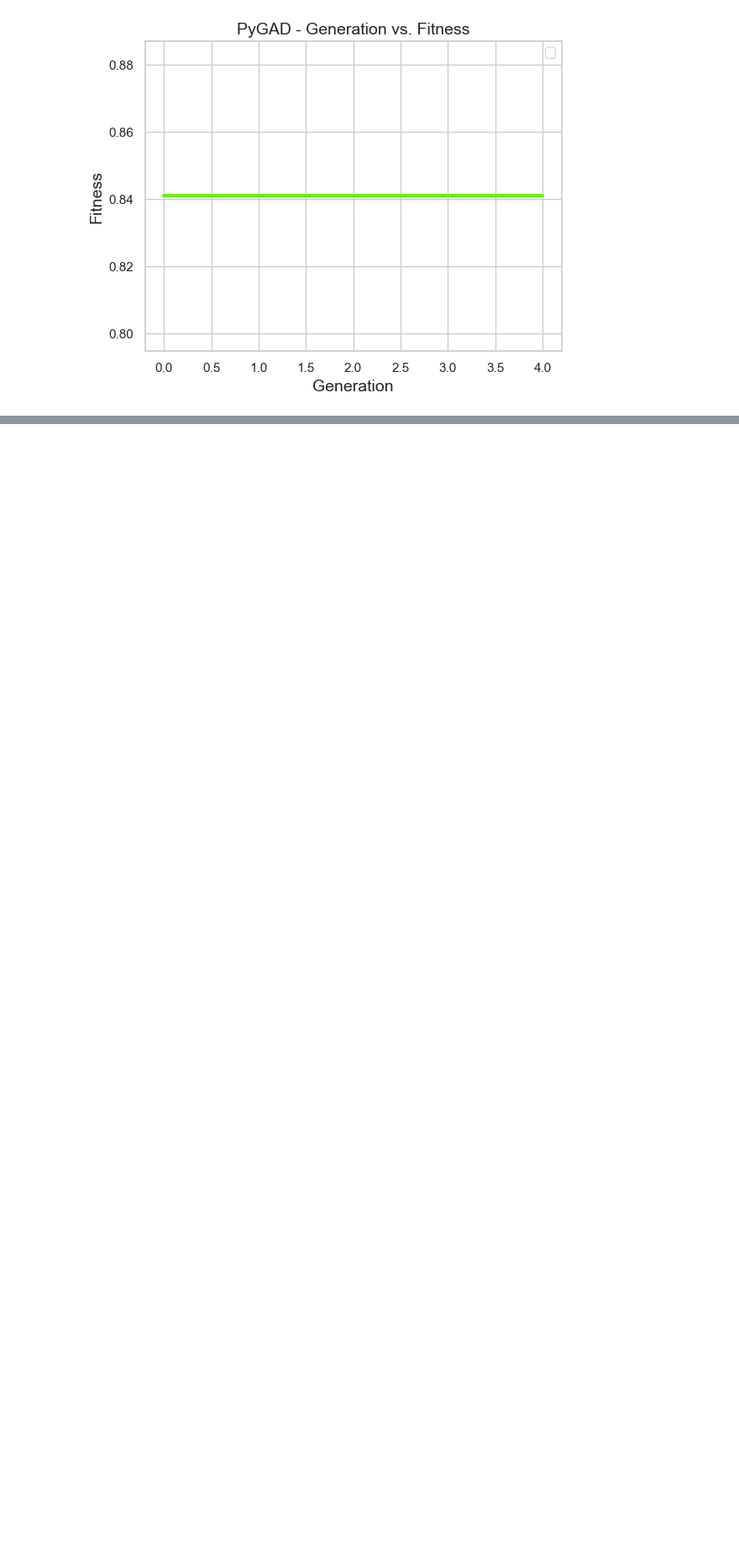
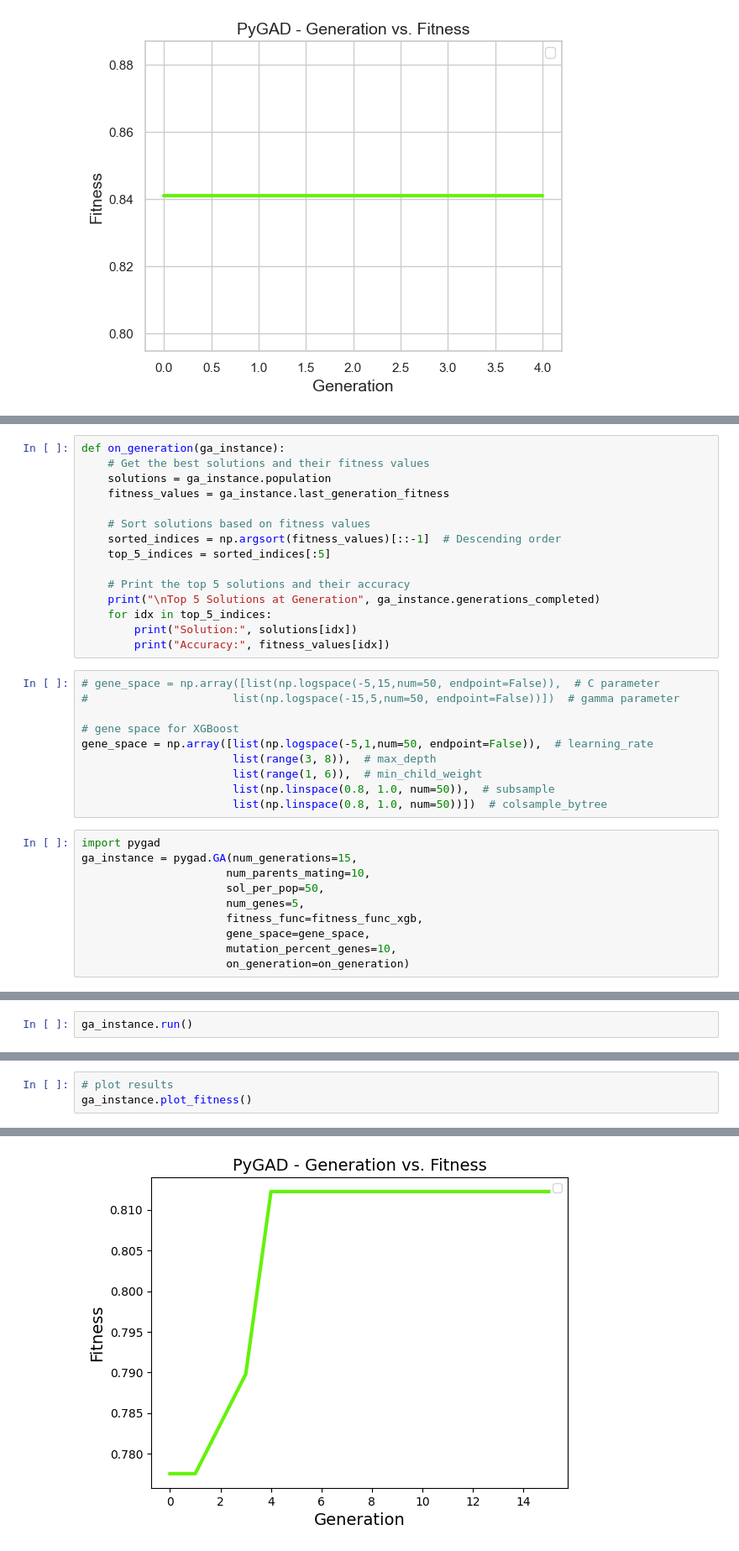
Before and after one commit to benjordan98/intelligent_sys_assignment2, a Jupyter notebook: code.ipynb, the cells around one changed output, grey strips where cells are left out. Shown at 84% size. Drawn from its saved outputs; the diff is of its cells as text; blank space fills up the shorter version.

Commit message:
ga for xgboost

```diff
--- a/code.ipynb
+++ b/code.ipynb
@@ -1212,0 +1354,35 @@ No artists with labels found to put in legend.  Note that artists whose label st
+# %%
+def on_generation(ga_instance):
+    # Get the best solutions and their fitness values
+    solutions = ga_instance.population
+    fitness_values = ga_instance.last_generation_fitness
+
+    # Sort solutions based on fitness values
+    sorted_indices = np.argsort(fitness_values)[::-1]  # Descending order
+    top_5_indices = sorted_indices[:5]
+
+    # Print the top 5 solutions and their accuracy
+    print("\nTop 5 Solutions at Generation", ga_instance.generations_completed)
+    for idx in top_5_indices:
+        print("Solution:", solutions[idx])
+        print("Accuracy:", fitness_values[idx])
+# %%
+# gene_space = np.array([list(np.logspace(-5,15,num=50, endpoint=False)),  # C parameter
+#                      list(np.logspace(-15,5,num=50, endpoint=False))])  # gamma parameter
+
+# gene space for XGBoost
+gene_space = np.array([list(np.logspace(-5,1,num=50, endpoint=False)),  # learning_rate
+                       list(range(3, 8)),  # max_depth
+                       list(range(1, 6)),  # min_child_weight
+                       list(np.linspace(0.8, 1.0, num=50)),  # subsample
+                       list(np.linspace(0.8, 1.0, num=50))])  # colsample_bytree
+# %%
+import pygad
+ga_instance = pygad.GA(num_generations=15,
+                      num_parents_mating=10,
+                      sol_per_pop=50,
+                      num_genes=5,
+                      fitness_func=fitness_func_xgb,
+                      gene_space=gene_space,
+                      mutation_percent_genes=10,
+                      on_generation=on_generation)
@@ -1212,0 +1392,2 @@ No artists with labels found to put in legend.  Note that artists whose label st
+# %%
+ga_instance.run()
@@ -1212,0 +1412,4 @@ No artists with labels found to put in legend.  Note that artists whose label st
+# %%
+# plot results
+ga_instance.plot_fitness()
+# %% [output]
@@ -1212,0 +1417 @@ No artists with labels found to put in legend.  Note that artists whose label st
+[figure, added]
```
Also changed, not shown: parts of 27 cells of this notebook, 1 other file.
